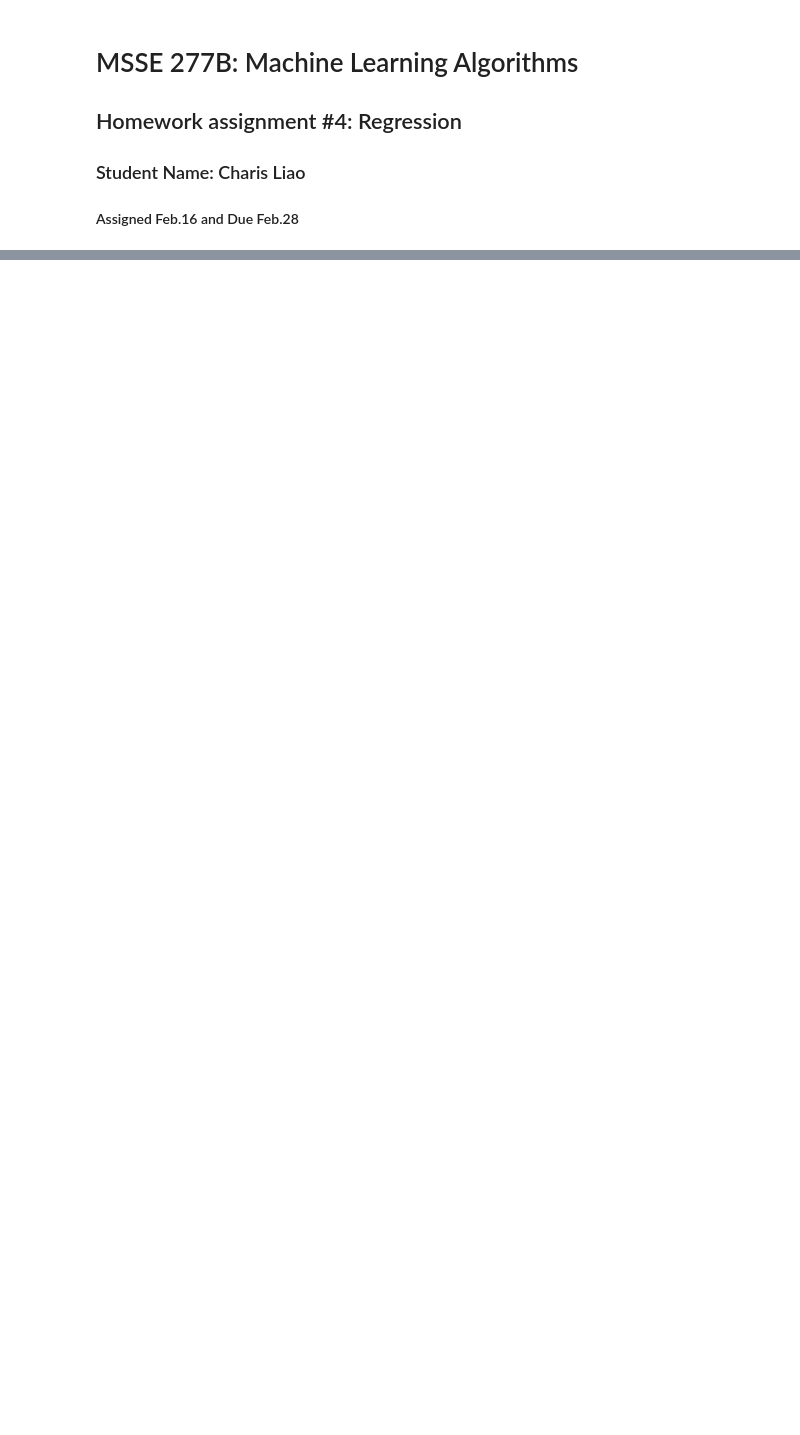
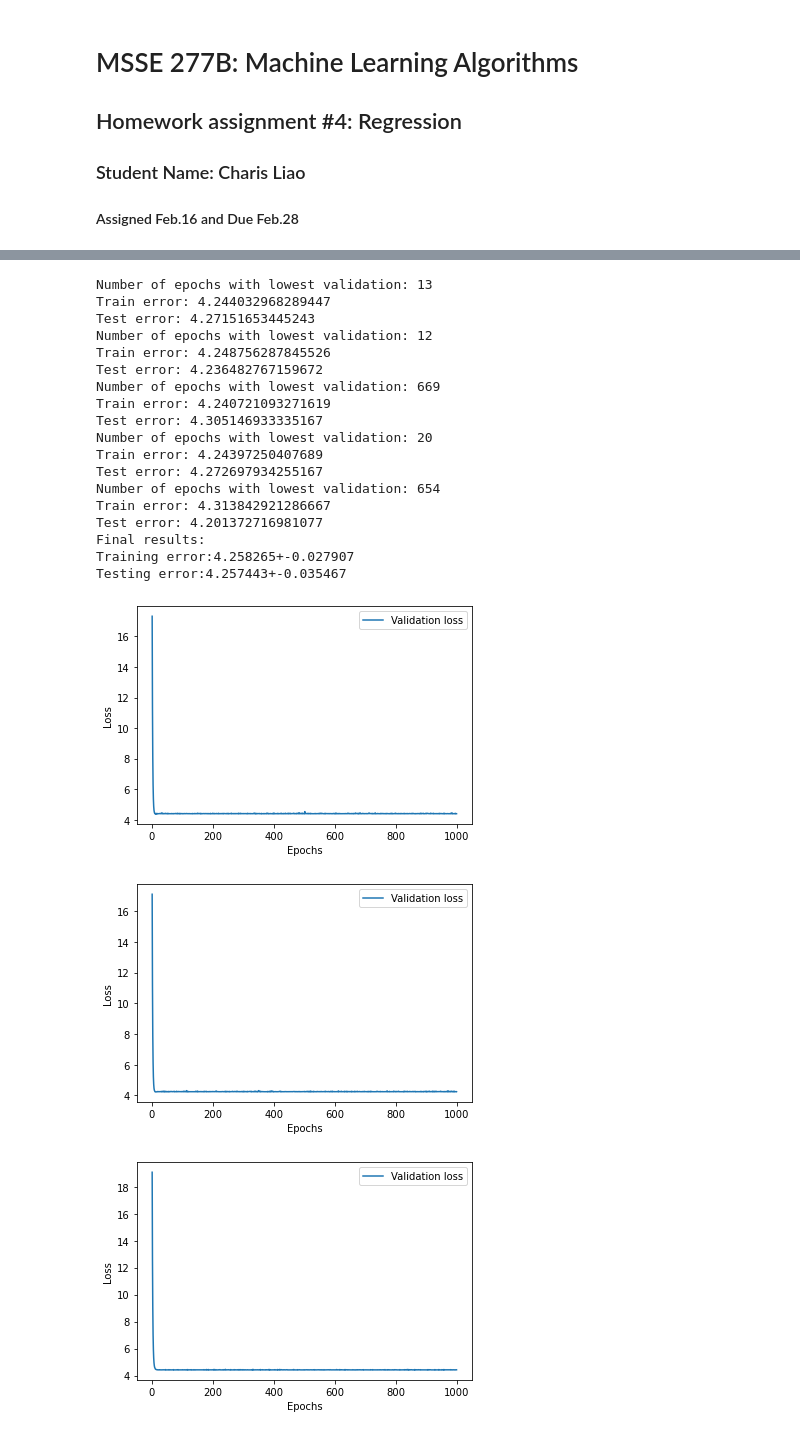
Before and after one commit to charisliao/CHEM277B, a Jupyter notebook: hw4/hw4_charisliao.ipynb, the cells around one changed output, grey strips where cells are left out. Drawn from its saved outputs; the diff is of its cells as text; code cells hidden in the pictures; blank space fills up the shorter version.

```diff
--- a/hw4/hw4_charisliao.ipynb
+++ b/hw4/hw4_charisliao.ipynb
@@ -36,0 +367,45 @@ Let's try to fit a simple sine function $y = 3\sin(x)+5$ with the simple percept
+# %%
+def generate_X(number):
+    xs=(np.random.random(number)*2-1)*10
+    return xs
+
+def generate_data(number,stochascity=0.05):
+    xs=generate_X(number)
+    fs=3*np.sin(xs)-5
+    stochastic_ratio=(np.random.random(number)*2-1)*stochascity+1
+    return xs,fs*stochastic_ratio
+# %%
+# generate training and testing sets
+train_x, train_y = generate_data(5000,0.1)
+test_x, test_y = generate_data(1000,0.1)
+
+train_x = train_x.reshape((-1, 1))
+# print(train_x.shape)
+train_y = train_y.reshape((-1, 1))
+test_x = test_x.reshape((-1, 1))
+test_y = test_y.reshape((-1, 1))
+
+# Perform Kfold
+result_3a = Kfold(5,train_x,train_y,epochs=1000,learning_rate=0.0001,draw_curve=True)
+# %% [output]
+Number of epochs with lowest validation: 13
+Train error: 4.244032968289447
+Test error: 4.27151653445243
+Number of epochs with lowest validation: 12
+Train error: 4.248756287845526
+Test error: 4.236482767159672
+Number of epochs with lowest validation: 669
+Train error: 4.240721093271619
+Test error: 4.305146933335167
+Number of epochs with lowest validation: 20
+Train error: 4.24397250407689
+Test error: 4.272697934255167
+Number of epochs with lowest validation: 654
+Train error: 4.313842921286667
+Test error: 4.201372716981077
+Final results:
+Training error:4.258265+-0.027907
+Testing error:4.257443+-0.035467
+[figure, added]
+[figure, added]
+[figure, added]
```
Also changed, not shown: parts of 40 cells of this notebook.
